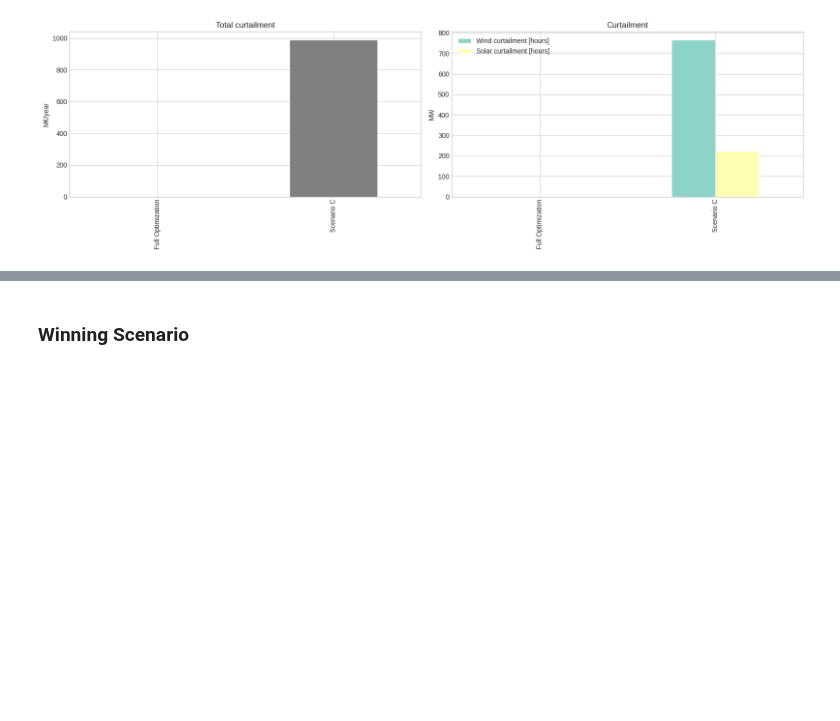
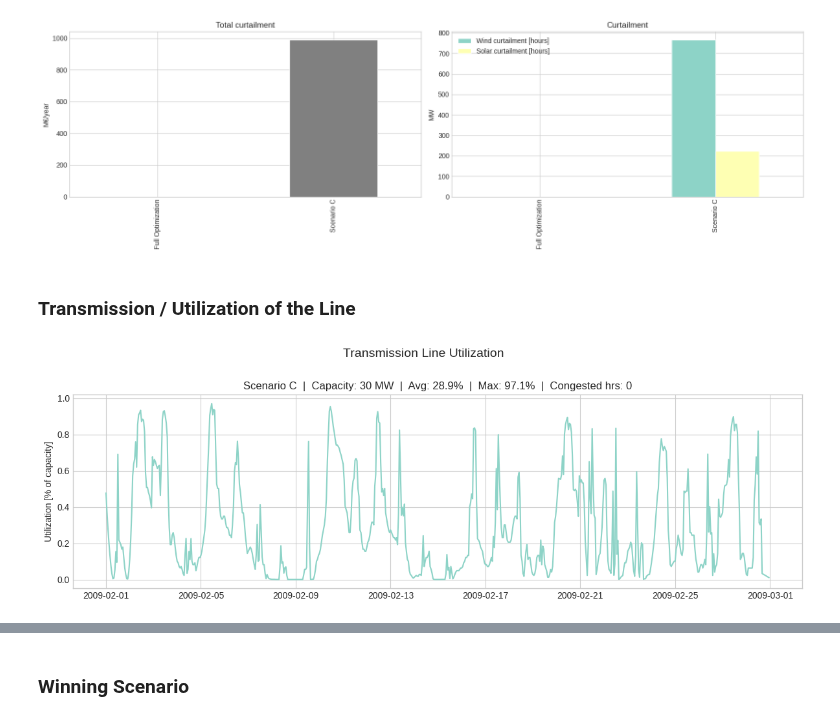
Before and after one commit to karivero/esi_final_repo, a Jupyter notebook: final_esi/ESI_Assignment/combined_submission.ipynb, the cells around one changed output, grey strips where cells are left out. Cells and saved outputs as stored; diff of their text form; code cells hidden in the pictures; blank space fills up the shorter version.

Commit message:
Presentation plots

```diff
--- a/final_esi/ESI_Assignment/combined_submission.ipynb
+++ b/final_esi/ESI_Assignment/combined_submission.ipynb
@@ -1019,3 +1021,9 @@ kpis.loc[["Wind curtailment [hours]", "Solar curtailment [hours]"]].T \
 plt.tight_layout(); plt.show()
 # %% [output]
 [figure]
+# %% [markdown]
+### Transmission / Utilization of the Line
+# %%
+plot_line_utilization({"Scenario C": networks["Scenario C"]})
+# %% [output]
+[figure, added]
```
Also changed, not shown: parts of 16 cells of this notebook, 1 other file.
